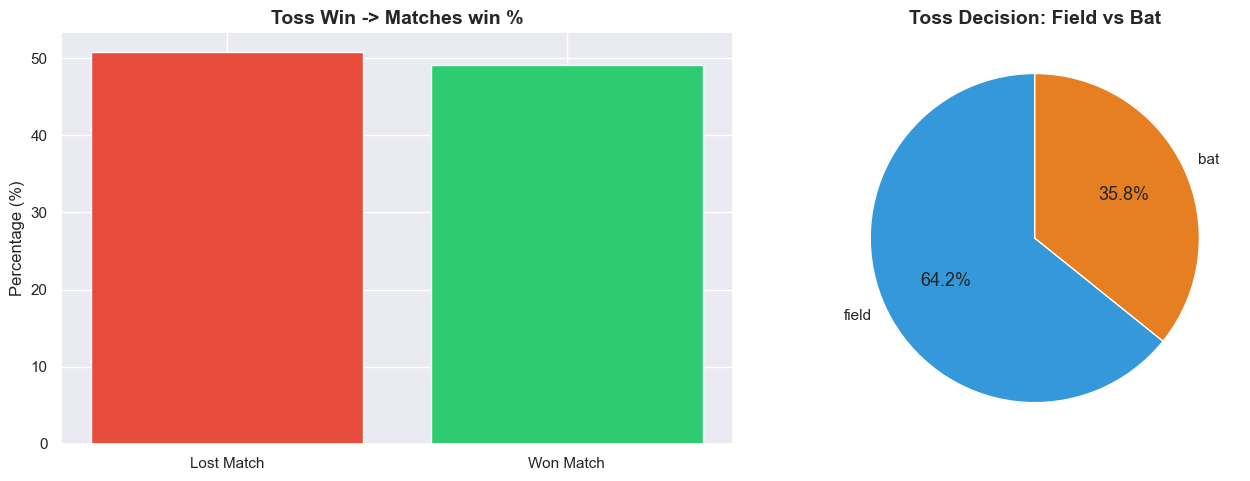
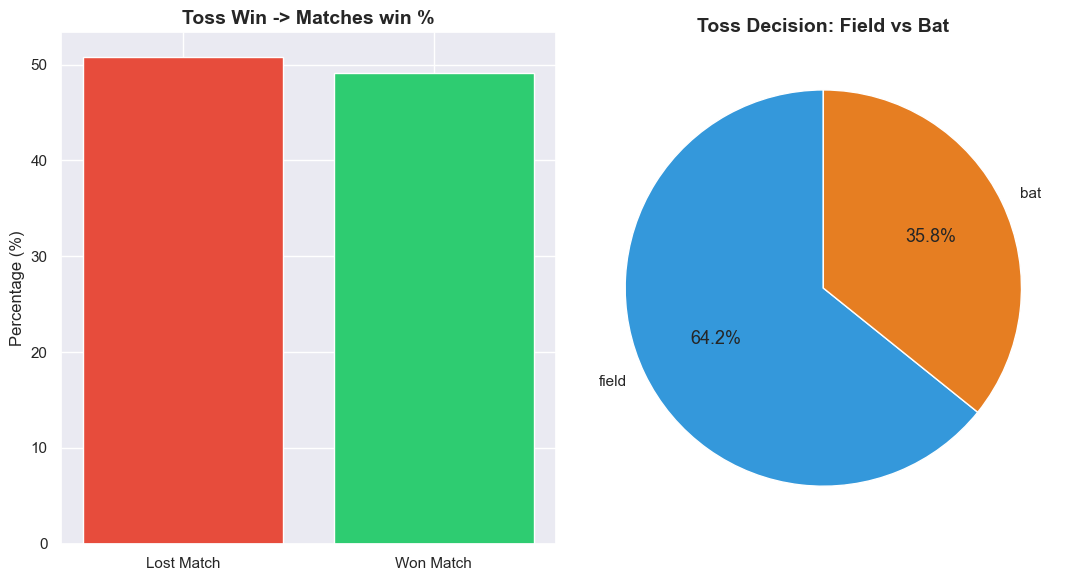
The change to this notebook cell's code, shown as a diff; its figure went from the first image to the second:
--- before
+++ after
@@ -4,5 +4,5 @@
 
 # Bar chart
-fig, axes = plt.subplots(1, 2, figsize=(14, 5))
+fig, axes = plt.subplots(1, 2, figsize=(11, 6))
 
 axes[0].bar(['Lost Match', 'Won Match'], toss_win_pct.values, color=['#e74c3c', '#2ecc71'], edgecolor='white')

Commit: feat(analysis): extend EDA notebook with comprehensive visualizations and chart image artifacts